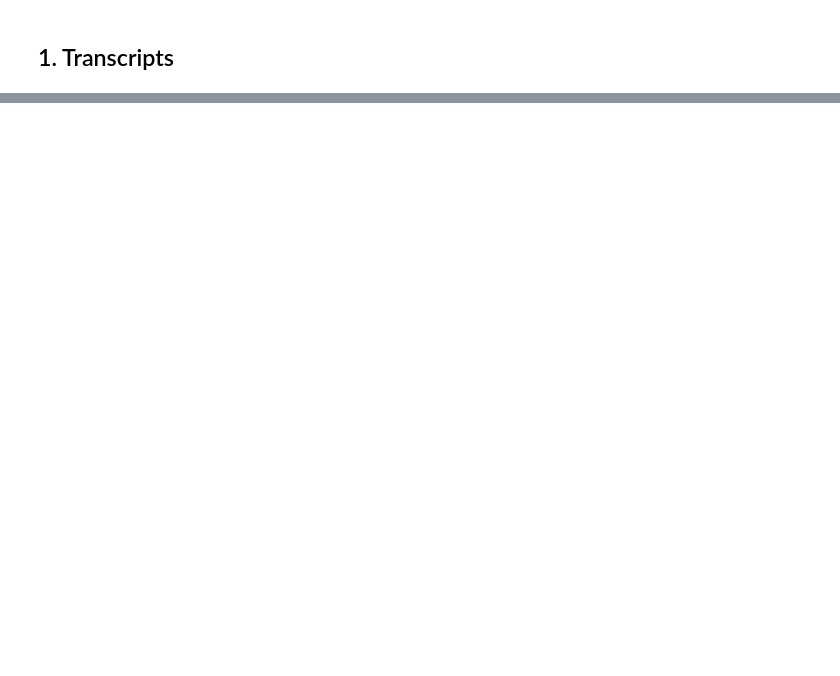
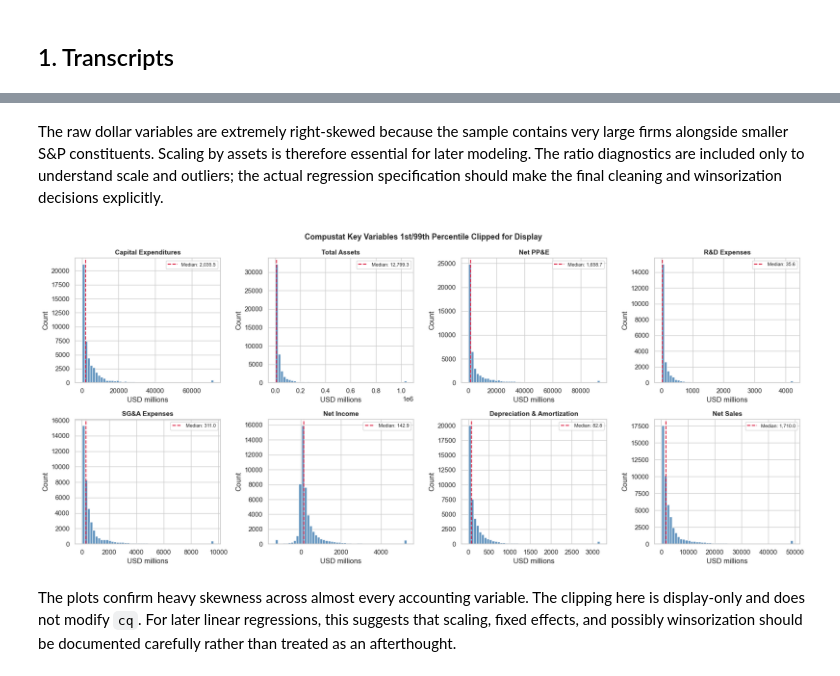
Before and after one commit to NBeibarys/earnings-scorer, a Jupyter notebook: notebooks/eda.ipynb, the cells around one changed output, grey strips where cells are left out. Drawn from its saved outputs; the diff is of its cells as text; code cells hidden in the pictures; blank space fills up the shorter version.

```diff
--- a/notebooks/eda.ipynb
+++ b/notebooks/eda.ipynb
@@ -373,0 +1087,40 @@ Saved to ..\data\merged.parquet
+# %% [markdown]
+The raw dollar variables are extremely right-skewed because the sample contains very large firms alongside smaller S&P constituents. Scaling by assets is therefore essential for later modeling. The ratio diagnostics are included only to understand scale and outliers; the actual regression specification should make the final cleaning and winsorization decisions explicitly.
+# %%
+# visualize key Compustat variables using percentile clipping for readability only
+plot_vars = {
+    'capsq': 'Capital Expenditures',
+    'atq': 'Total Assets',
+    'ppentq': 'Net PP&E',
+    'xrdq': 'R&D Expenses',
+    'xsgaq': 'SG&A Expenses',
+    'ibq': 'Net Income',
+    'dpq': 'Depreciation & Amortization',
+    'saleq': 'Net Sales',
+}
+
+fig, axes = plt.subplots(2, 4, figsize=(18, 8))
+axes = axes.flatten()
+
+for ax, (col, label) in zip(axes, plot_vars.items()):
+    data = cq[col].dropna()
+    if data.empty:
+        ax.set_visible(False)
+        continue
+    lower, upper = data.quantile([0.01, 0.99])
+    display_data = data.clip(lower, upper)
+    median_val = data.median()
+    ax.hist(display_data, bins=50, color='steelblue', edgecolor='white', alpha=0.85)
+    ax.axvline(median_val, color='crimson', linestyle='--', linewidth=1.5, label=f'Median: {median_val:,.1f}')
+    ax.set_title(label, fontsize=11, fontweight='bold')
+    ax.set_xlabel('USD millions')
+    ax.set_ylabel('Count')
+    ax.legend(fontsize=8)
+
+plt.suptitle('Compustat Key Variables 1st/99th Percentile Clipped for Display', fontsize=13, fontweight='bold')
+plt.tight_layout()
+plt.show()
+# %% [output]
+[figure, added]
+# %% [markdown]
+The plots confirm heavy skewness across almost every accounting variable. The clipping here is display-only and does not modify `cq`. For later linear regressions, this suggests that scaling, fixed effects, and possibly winsorization should be documented carefully rather than treated as an afterthought.
```
Also changed, not shown: parts of 90 cells of this notebook, 33 other files.
